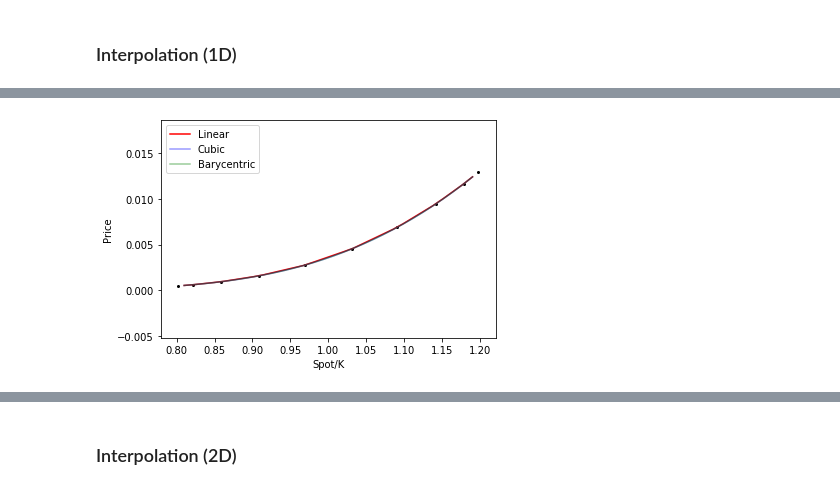
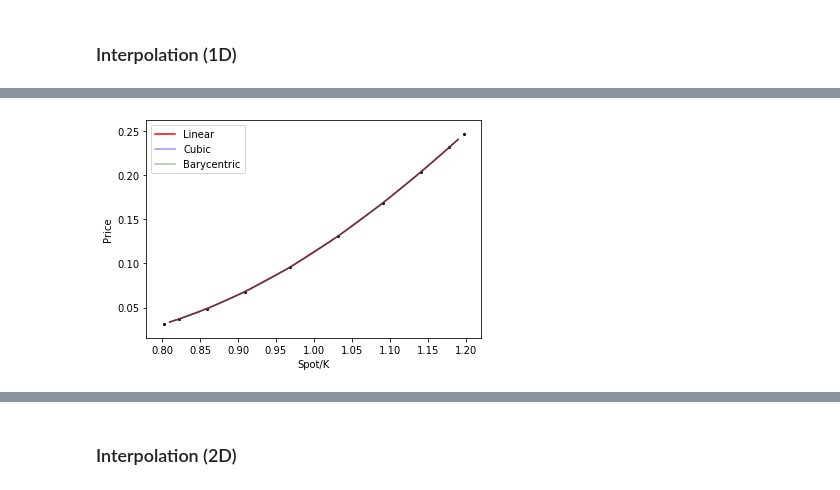
Before and after one commit to catana-research/JupyterNotebooks, a Jupyter notebook: HighPerformanceComputing/Interpolation.ipynb, the cells around one changed output, grey strips where cells are left out. Saved outputs shown, nothing was run; the diff lists cells and outputs as text; code cells hidden in the pictures.

```diff
--- a/HighPerformanceComputing/Interpolation.ipynb
+++ b/HighPerformanceComputing/Interpolation.ipynb
@@ -154,16 +185,16 @@ def option_prices(strikes, n_steps=1000, settlement=settlement, maturity_date=ma
     european_options = [ql.VanillaOption(ql.PlainVanillaPayoff(option_type, strike), eu_exercise) for strike in strikes]
     prices = [binomial_price(european_option, bsm_process, n_steps) for european_option in european_options]
     return prices
-# %%
-def theory_option_prices(spots):
-    european_options = []
-    for spot in spots:
-        spot_handle = ql.QuoteHandle(ql.SimpleQuote(spot))
-        bsm_process = ql.BlackScholesMertonProcess(spot_handle, dividend_yield, flat_ts, flat_vol_ts)
-
-        european_options.append(european_option.setPricingEngine(ql.AnalyticEuropeanEngine(bsm_process)))
-    prices = [european_option.NPV() for european_option in european_options]
-    return prices
+# %%
+def theory_option_prices(spots, maturity=maturity_date):
+    """Get BS option price for a range of spots"""
+    prices = []
+    for spot in spots:
+        bsm_process = build_bsm(spot, dividend_rate, calculation_date, volatility)
+        european_option = build_european_option(strike_price, maturity, bsm_process)
+        prices.append(european_option.NPV())
+
+    return prices
 # %%
 def gridpoints(n, a=-1, b=1):
     """Returns Chebyshev nodes of specified dimensions.
@@ -175,7 +206,7 @@ def gridpoints(n, a=-1, b=1):
     Further reading: https://en.wikipedia.org/wiki/Chebyshev_nodes
     """
     x_i = 0.5*(b + a) + 0.5*(b - a) * np.cos( np.pi * (np.arange(1, n + 1) - 0.5)/n)
-    return sorted(x_i)
+    return np.array(sorted(x_i))
 # %%
 from scipy import interpolate
 def evaluate_interp(x_eval, y_true, f_interp):
@@ -186,9 +217,9 @@ def evaluate_interp(x_eval, y_true, f_interp):
 # Generate train set
 n = 10
 #x_interp = gridpoints(10, a=min_strike, b=max_strike)  # Strikes
-x_interp = gridpoints(n, a=0.8, b=1.2)  # Spot/Strikes
-strikes = spot_price/np.array(x_interp)
-data = option_prices(strikes)
+x_interp = gridpoints(n, a=0.8, b=1.2)  # Spots
+spot_div_strike = np.array(x_interp)/strike_price
+data = theory_option_prices(x_interp)
 
 # Train interpolation
 f_interp_lin = interpolate.interp1d(x_interp, data, kind='linear')
@@ -201,23 +232,23 @@ AttributeError: 'NoneType' object has no attribute 'NPV'
 # %%
 # Evaluate performance
 #x_eval = np.linspace(min_strike+1.5, max_strike-1.5, 200)
-x_eval = np.linspace(0.81, 1.19, 30)
-strikes = spot_price/np.array(x_eval)
-y_true = option_prices(strikes)
+x_eval = np.linspace(0.81, 1.19, 30)  # Spots
+spot_div_strike = x_eval/strike_price
+y_true = theory_option_prices(x_eval)
 
 y_interp_lin, y_error_lin = evaluate_interp(x_eval, y_true, f_interp_lin)
 y_interp_cubic, y_error_cubic = evaluate_interp(x_eval, y_true, f_interp_cubic)
 y_interp_bary, y_error_bary = evaluate_interp(x_eval, y_true, f_interp_bary)
 
 plt.scatter(x_interp, data, color='black', s=4)
 plt.plot(x_eval, y_interp_lin, color='r', label='Linear')
 plt.plot(x_eval, y_interp_cubic, color='b', alpha=0.4, label='Cubic')
 plt.plot(x_eval, y_interp_bary, color='g', alpha=0.4, label='Barycentric')
 plt.ylabel('Price')
 plt.xlabel('Spot/K')
 plt.legend();
 # %% [output]
-[figure, old version]
+[figure, new version]
 # %%
 plt.plot(x_eval, y_error_lin, color='r', label='Linear')
 plt.plot(x_eval, y_error_cubic, color='b', alpha=0.4, label='Cubic')
```
Also changed, not shown: parts of 22 cells of this notebook, 1 other file.
